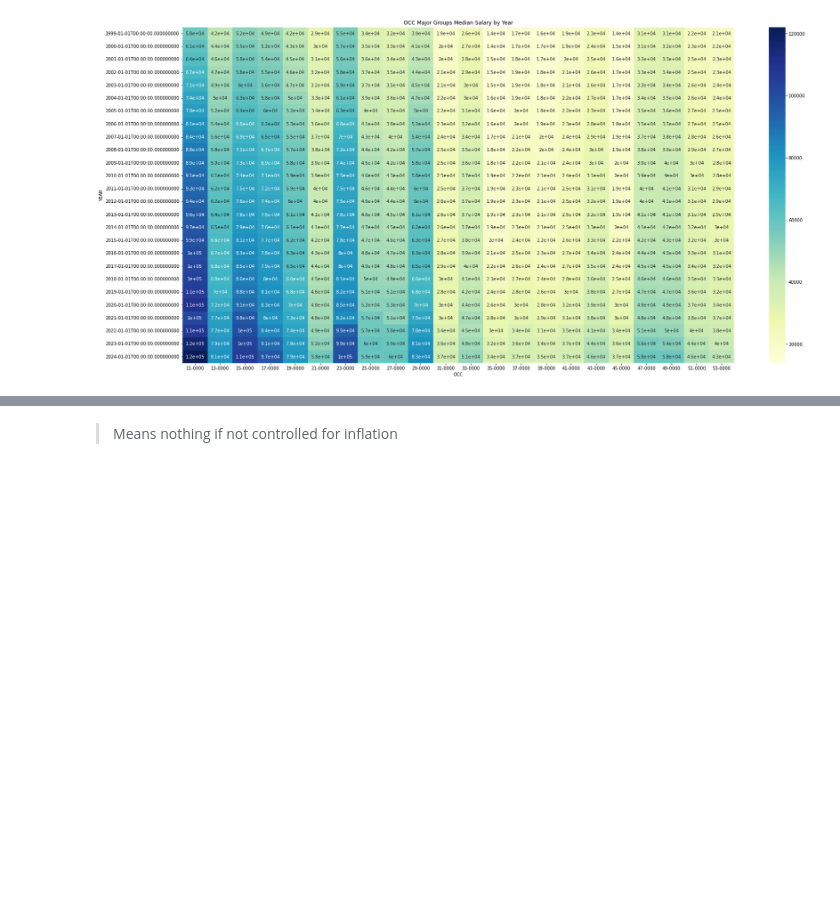
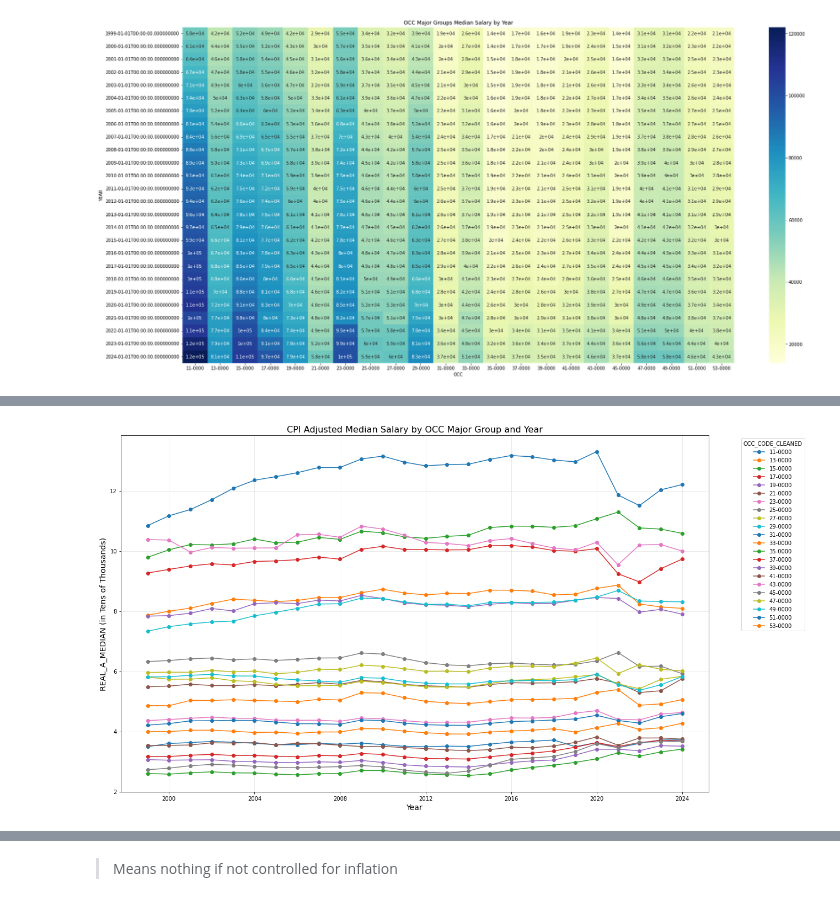
Before and after one commit to charlotteprior/analytics-applications-sp2026-final, a Jupyter notebook: national_employment_eda.ipynb, the cells around one changed output, grey strips where cells are left out. Cells and saved outputs as stored; diff of their text form; code cells hidden in the pictures; blank space fills up the shorter version.

```diff
--- a/national_employment_eda.ipynb
+++ b/national_employment_eda.ipynb
@@ -553,0 +601,15 @@ plt.show()
+# %%
+# Plot each OCC_CODE_CLEANED as a line on the same chart
+plt.figure(figsize=(18, 10))
+for occ_code in contingency_table_scaled.columns:
+    plt.plot(contingency_table_scaled.index, contingency_table_scaled[occ_code], marker='o', label=occ_code)
+
+plt.xlabel('Year', fontsize=14)
+plt.ylabel('REAL_A_MEDIAN (in Tens of Thousands)', fontsize=14)
+plt.title('CPI Adjusted Median Salary by OCC Major Group and Year', fontsize=16)
+plt.legend(title='OCC_CODE_CLEANED', bbox_to_anchor=(1.05, 1), loc='upper left')
+plt.grid(True, alpha=0.3)
+plt.tight_layout()
+plt.show()
+# %% [output]
+[figure, added]
```
Also changed, not shown: parts of 14 cells of this notebook, 1 other file.
